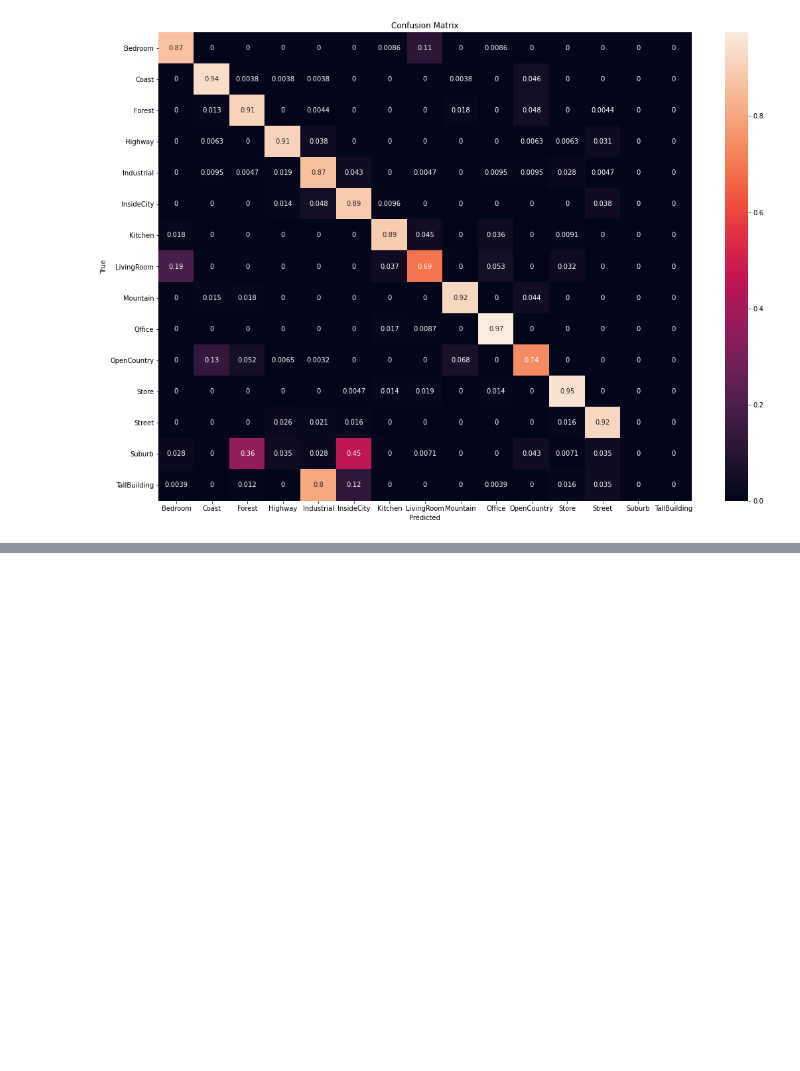
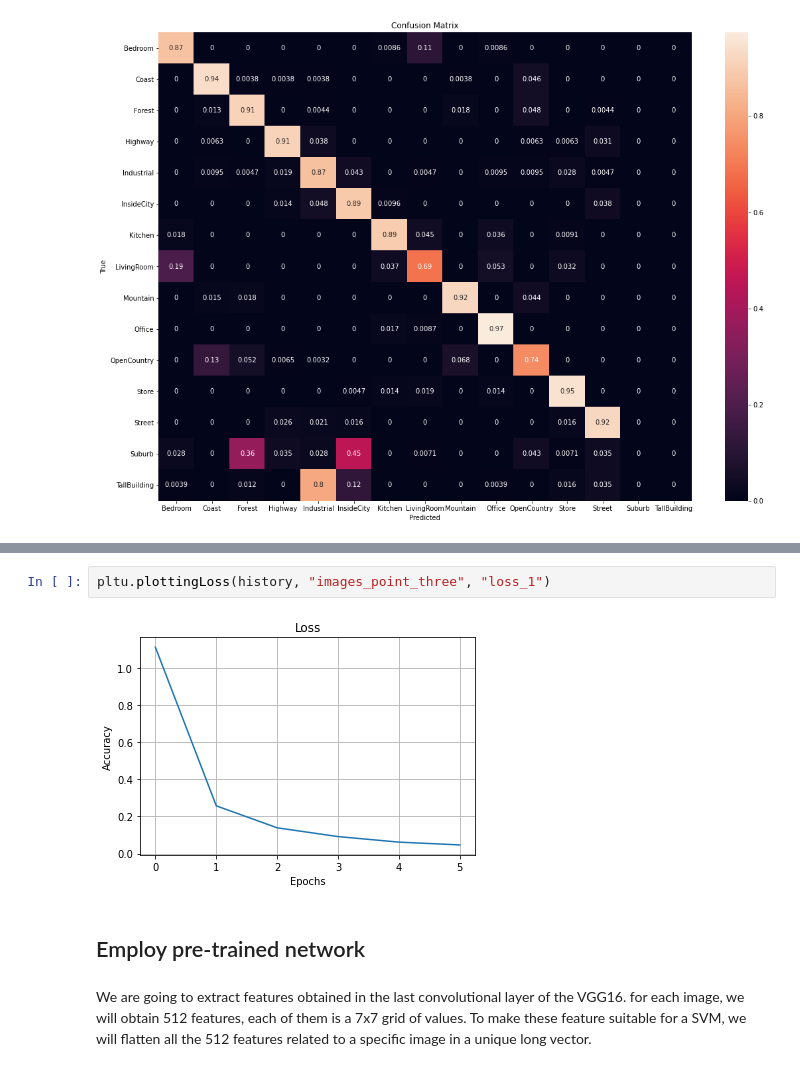
Before and after one commit to Gideon996/Computer-Vision-2020, a Jupyter notebook: Point_Three.ipynb, the cells around one changed output, grey strips where cells are left out. Drawn from its saved outputs; the diff is of its cells as text; blank space fills up the shorter version.

```diff
--- a/Point_Three.ipynb
+++ b/Point_Three.ipynb
@@ -153,0 +164,8 @@ pltu.validationLoss(history, "images_point_three", "validation_loss_1")
+# %%
+pltu.plottingLoss(history, "images_point_three", "loss_1")
+# %% [output]
+[figure, added]
+# %% [markdown]
+## Employ pre-trained network
+# %% [markdown]
+We are going to extract features obtained in the last convolutional layer of the VGG16. for each image, we will obtain 512 features, each of them is a 7x7 grid of values. To make these feature suitable for a SVM, we will flatten all the 512 features related to a specific image in a unique long vector.
```
Also changed, not shown: parts of 12 cells of this notebook.
